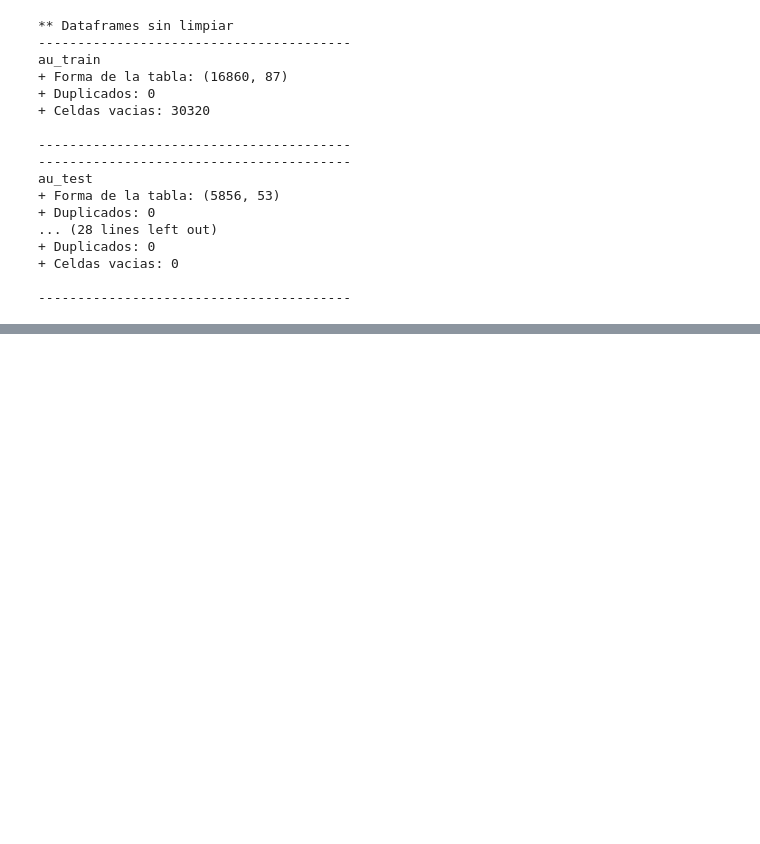
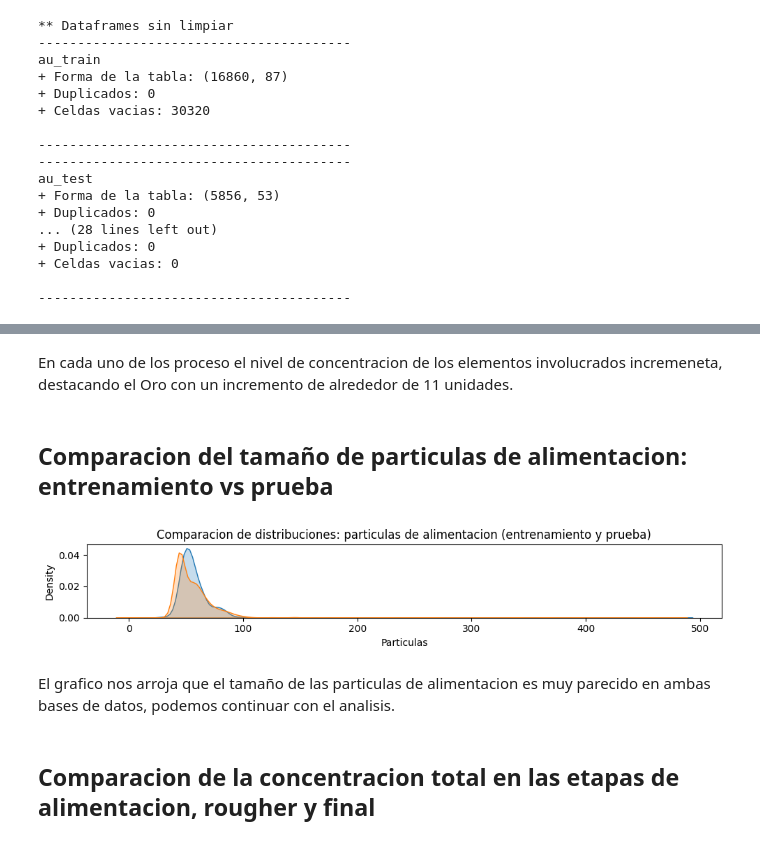
Before and after one commit to leonardomoncada9902/gold_recovery_ml, a Jupyter notebook: notebook/gold_recovery.ipynb, the cells around one changed output, grey strips where cells are left out. Cells and saved outputs as stored; diff of their text form; code cells hidden in the pictures; blank space fills up the shorter version.

Commit message:
Finalization of EDA stage

```diff
--- a/notebook/gold_recovery.ipynb
+++ b/notebook/gold_recovery.ipynb
@@ -136,0 +231,23 @@ au_test
+# %% [markdown]
+En cada uno de los proceso el nivel de concentracion de los elementos involucrados incremeneta, destacando el Oro con un incremento de alrededor de 11 unidades.
+# %% [markdown]
+## Comparacion del tamaño de particulas de alimentacion: entrenamiento vs prueba
+# %%
+# Construccion de grafico de distribucion con los valores de 'feed_size' en au_train y au_test
+
+fig, ax = plt.subplots(figsize=(10, 2))
+sns.kdeplot(au_list_cl['au_train'].loc[:,'rougher.input.feed_size'],fill=True)
+sns.kdeplot(au_list_cl['au_test'].loc[:,'rougher.input.feed_size'], fill=True)
+
+ax.set_xlabel("Particulas")
+
+ax.set_title("Comparacion de distribuciones: particulas de alimentacion (entrenamiento y prueba)")
+
+plt.tight_layout()
+plt.show()
+# %% [output]
+[figure, added]
+# %% [markdown]
+El grafico nos arroja que el tamaño de las particulas de alimentacion es muy parecido en ambas bases de datos, podemos continuar con el analisis.
+# %% [markdown]
+## Comparacion de la concentracion total en las etapas de alimentacion, rougher y final
```
Also changed, not shown: parts of 15 cells of this notebook.
